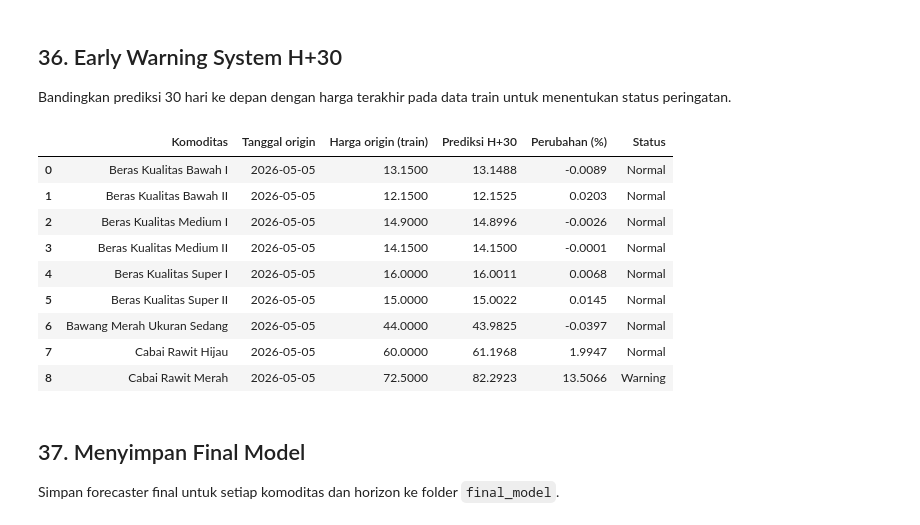
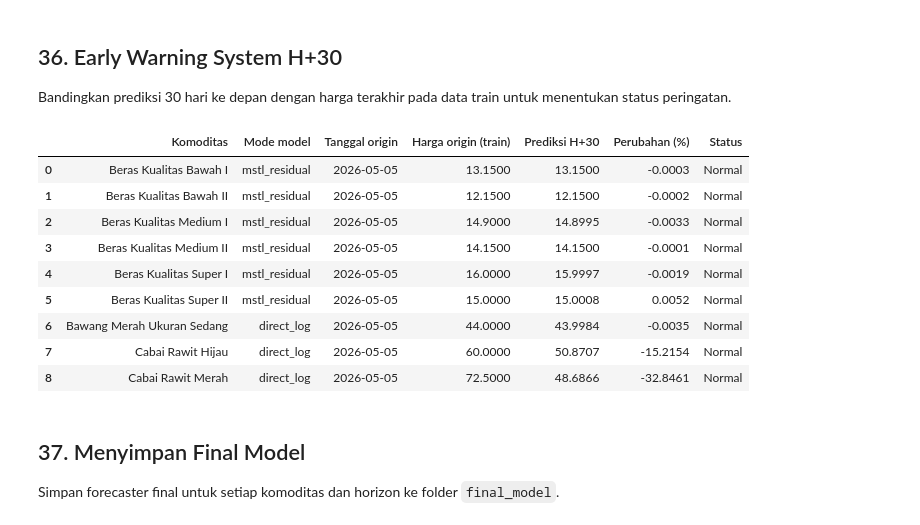
Before and after one commit to YosiaCoKR/pangan-forecasting, a Jupyter notebook: webapp/research/code.ipynb, the cells around one changed output. Drawn from its saved outputs; the diff is of its cells as text; code cells hidden in the pictures.

```diff
--- a/webapp/research/code.ipynb
+++ b/webapp/research/code.ipynb
@@ -582,7 +598,7 @@ for col in comodity_cols:
             calendar_features=calendar_features,
             transformer_y=StandardScaler(),
         )
-        forecaster_default.fit(y=decomp_by_col[col]["residual_train"])
+        forecaster_default.fit(y=decomp_by_col[col]["model_train"])
         forecasters_default[col][h] = forecaster_default
 # %% [markdown]
 ## 24. Mencari Hyperparameter dengan Genetic Algorithm
@@ -867,15 +904,17 @@ Cabai Rawit Merah: train 2021-11-18 -> 2026-05-05 | test dikunci 2026-05-06 -> 2
 
 Latih ulang `ForecasterDirect` dengan parameter GA hanya pada residual train.
 # %%
+y_train = decomp_by_col[col]["model_train"]
 forecaster_eval = ForecasterDirect(
     estimator=lgb.LGBMRegressor(**best_params_for_GA[col][h]["params"]),
     steps=h,
     lags=[1, 7, 30],
     window_features=window_features,
     calendar_features=calendar_features,
+    transformer_y=StandardScaler(),
 )
 
-forecaster_eval.fit(y_train)
+forecaster_eval.fit(y=y_train)
 # %% [markdown]
 ## 32. Memprediksi Residual Test
 
@@ -888,13 +927,8 @@ test_index_h = decomp_by_col[col]["price_test"].index[:h]
 
 Jumlahkan komponen trend, seasonal, dan residual log, lalu kembalikan hasilnya dengan `expm1`.
 # %%
-residual_pred = np.asarray(prediction).ravel()[:h]
-price_pred = reconstruct_harga_test(
-    trend_model[col],
-    seasonal_model[col],
-    residual_pred,
-    n_steps=h,
-)
+model_pred = np.asarray(prediction).ravel()[:h]
+price_pred = reconstruct_harga_test(col, model_pred, n_steps=h)
 actual_price = decomp_by_col[col]["price_test"].iloc[:h].to_numpy()
 # %% [markdown]
 ## 34. Mengevaluasi Semua Komoditas
@@ -905,7 +939,7 @@ forecasters_eval = {}
 eval_rows = []
 
 for col in comodity_cols:
-    y_train = decomp_by_col[col]["residual_train"]
+    model_train = decomp_by_col[col]["model_train"]
     price_test = decomp_by_col[col]["price_test"]
     forecasters_eval[col] = {}
 
@@ -916,17 +950,13 @@ for col in comodity_cols:
             lags=[1, 7, 30],
             window_features=window_features,
             calendar_features=calendar_features,
+            transformer_y=StandardScaler(),
         )
-        forecaster_eval.fit(y=y_train)
+        forecaster_eval.fit(y=model_train)
         forecasters_eval[col][h] = forecaster_eval
 
-        residual_pred = np.asarray(forecaster_eval.predict(steps=h)).ravel()[:h]
-        price_pred = reconstruct_harga_test(
-            trend_model[col],
-            seasonal_model[col],
-            residual_pred,
-            n_steps=h,
-        )
+        model_pred = np.asarray(forecaster_eval.predict(steps=h)).ravel()[:h]
+        price_pred = reconstruct_harga_test(col, model_pred, n_steps=h)
         actual_price = price_test.iloc[:h].to_numpy()
 # %% [markdown]
 ## 35. Backtesting Expanding Window
@@ -1048,52 +1086,48 @@ ews_rows = []
 
 for col in comodity_cols:
     harga_origin = float(decomp_by_col[col]["price_train"].iloc[-1])
     tgl_origin = decomp_by_col[col]["price_train"].index[-1]
-    residual_pred = np.asarray(
-        forecasters_eval[col][h_ews].predict(steps=h_ews)
-    ).ravel()[:h_ews]
-    harga_pred = reconstruct_harga_test(
-        trend_model[col],
-        seasonal_model[col],
-        residual_pred,
-        n_steps=h_ews,
-    )
+    model_pred = np.asarray(forecasters_eval[col][h_ews].predict(steps=h_ews)).ravel()[
+        :h_ews
+    ]
+    harga_pred = reconstruct_harga_test(col, model_pred, n_steps=h_ews)
     harga_h30 = float(harga_pred[-1])
     persen = (harga_h30 - harga_origin) / harga_origin * 100
 
     if persen > TRESHOLD["Bahaya"]:
         status = "Bahaya"
     elif persen > TRESHOLD["Warning"]:
         status = "Warning"
     elif persen > TRESHOLD["Waspada"]:
         status = "Waspada"
     else:
         status = "Normal"
 
     ews_rows.append(
         {
             "Komoditas": col,
+            "Mode model": model_modes[col],
             "Tanggal origin": tgl_origin.date(),
             "Harga origin (train)": harga_origin,
             "Prediksi H+30": harga_h30,
             "Perubahan (%)": persen,
             "Status": status,
         }
     )
 
 df_ews = pd.DataFrame(ews_rows)
 df_ews
 # %% [output]
-|  | Komoditas | Tanggal origin | Harga origin (train) | Prediksi H+30 | Perubahan (%) | Status |
-| 0 | Beras Kualitas Bawah I | 2026-05-05 | 13.1500 | 13.1488 | -0.0089 | Normal |
-| 1 | Beras Kualitas Bawah II | 2026-05-05 | 12.1500 | 12.1525 | 0.0203 | Normal |
-| 2 | Beras Kualitas Medium I | 2026-05-05 | 14.9000 | 14.8996 | -0.0026 | Normal |
-| 3 | Beras Kualitas Medium II | 2026-05-05 | 14.1500 | 14.1500 | -0.0001 | Normal |
-| 4 | Beras Kualitas Super I | 2026-05-05 | 16.0000 | 16.0011 | 0.0068 | Normal |
-| 5 | Beras Kualitas Super II | 2026-05-05 | 15.0000 | 15.0022 | 0.0145 | Normal |
-| 6 | Bawang Merah Ukuran Sedang | 2026-05-05 | 44.0000 | 43.9825 | -0.0397 | Normal |
-| 7 | Cabai Rawit Hijau | 2026-05-05 | 60.0000 | 61.1968 | 1.9947 | Normal |
-| 8 | Cabai Rawit Merah | 2026-05-05 | 72.5000 | 82.2923 | 13.5066 | Warning |
+|  | Komoditas | Mode model | Tanggal origin | Harga origin (train) | Prediksi H+30 | Perubahan (%) | Status |
+| 0 | Beras Kualitas Bawah I | mstl_residual | 2026-05-05 | 13.1500 | 13.1500 | -0.0003 | Normal |
+| 1 | Beras Kualitas Bawah II | mstl_residual | 2026-05-05 | 12.1500 | 12.1500 | -0.0002 | Normal |
+| 2 | Beras Kualitas Medium I | mstl_residual | 2026-05-05 | 14.9000 | 14.8995 | -0.0033 | Normal |
+| 3 | Beras Kualitas Medium II | mstl_residual | 2026-05-05 | 14.1500 | 14.1500 | -0.0001 | Normal |
+| 4 | Beras Kualitas Super I | mstl_residual | 2026-05-05 | 16.0000 | 15.9997 | -0.0019 | Normal |
+| 5 | Beras Kualitas Super II | mstl_residual | 2026-05-05 | 15.0000 | 15.0008 | 0.0052 | Normal |
+| 6 | Bawang Merah Ukuran Sedang | direct_log | 2026-05-05 | 44.0000 | 43.9984 | -0.0035 | Normal |
+| 7 | Cabai Rawit Hijau | direct_log | 2026-05-05 | 60.0000 | 50.8707 | -15.2154 | Normal |
+| 8 | Cabai Rawit Merah | direct_log | 2026-05-05 | 72.5000 | 48.6866 | -32.8461 | Normal |
 # %% [markdown]
 ## 37. Menyimpan Final Model
 
```
Also changed, not shown: parts of 17 cells of this notebook, 58 other files.
